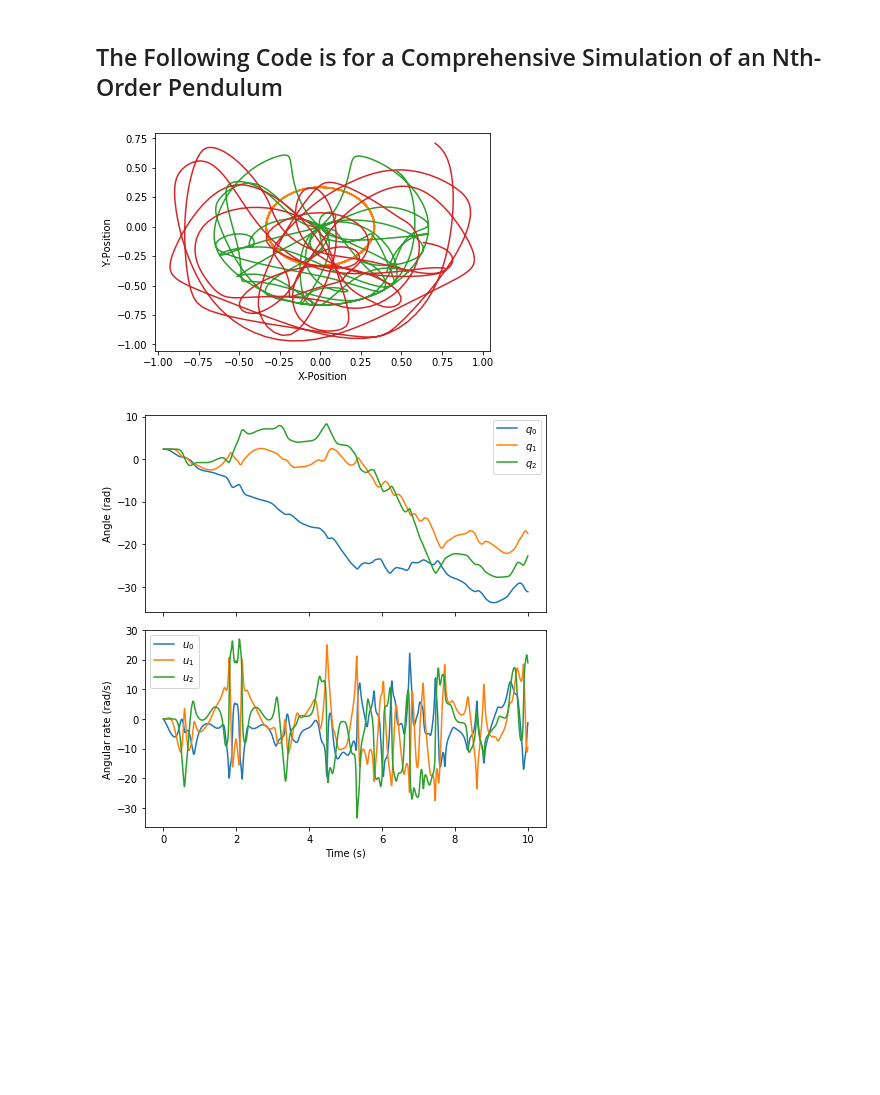
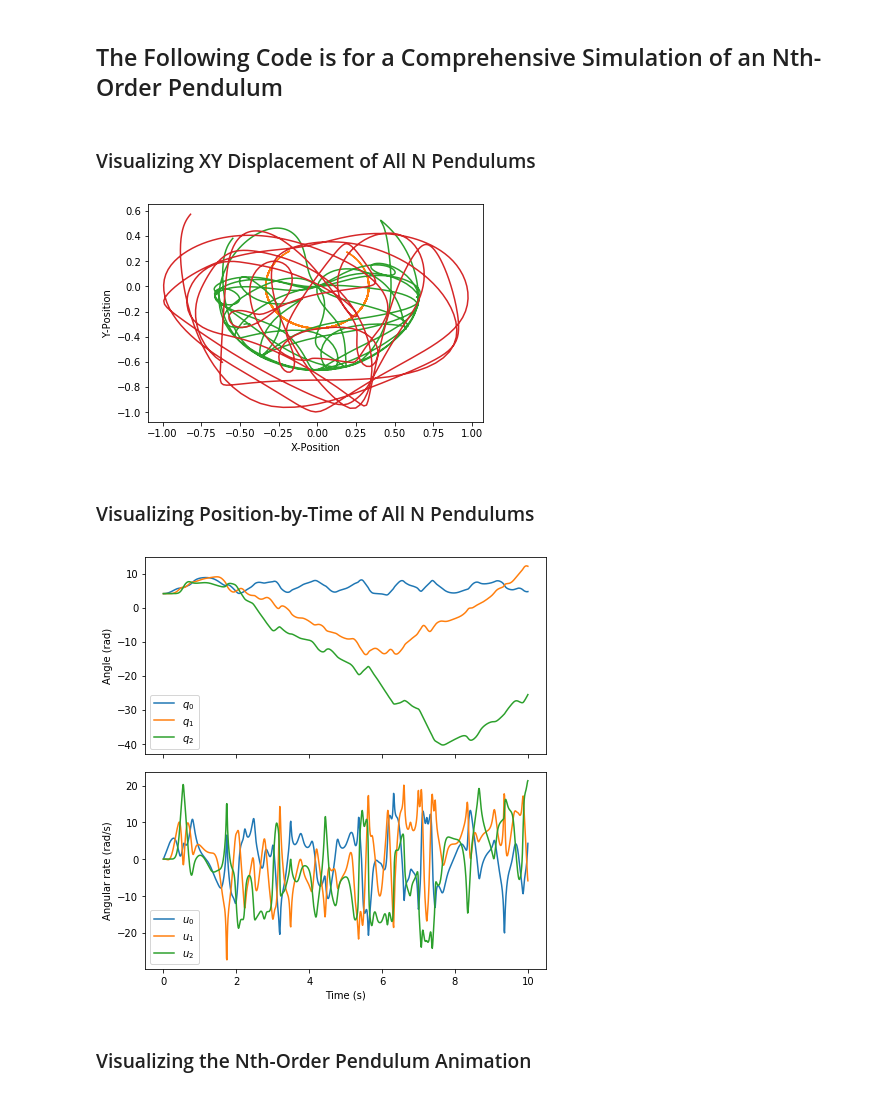
Before and after one commit to AakashSudhakar/N-dulum, a Jupyter notebook: pendulum_logic.ipynb, the cells around one changed output. Saved outputs shown, nothing was run; the diff lists cells and outputs as text; code cells hidden in the pictures; blank space fills up the shorter version.

```diff
--- a/pendulum_logic.ipynb
+++ b/pendulum_logic.ipynb
@@ -96,18 +21,0 @@ y = odeint(first_order_equations_of_motions, y0, t, args=(param_vals,))
-# %%
-fig, ax = subplots(2, sharex=True, sharey=False)
-fig.set_size_inches(6.5, 6.5)
-
-for iterator in range(N):
-    ax[0].plot(t, y[:, iterator], label="$q_{}$".format(iterator))
-    ax[1].plot(t, y[:, iterator + N], label="$u_{}$".format(iterator))
-
-ax[0].legend(loc=0)
-ax[1].legend(loc=0)
-ax[1].set_xlabel("Time (s)")
-ax[0].set_ylabel("Angle (rad)")
-ax[1].set_ylabel("Angular rate (rad/s)")
-
-fig.subplots_adjust(hspace=0)
-setp(ax[0].get_xticklabels(), visible=False)
-tight_layout()
-show()
@@ -117,7 +23,7 @@ show()
 ## The Following Code is for a Comprehensive Simulation of an Nth-Order Pendulum
 # %%
 def integrate_pendulum(N, time_vector,
-                       pos_init=135, vel_init=0,
+                       pos_init=235, vel_init=0,
                        length_vector=None,
                        mass_vector=1):
     q, u = dynamicsymbols("q:{0}".format(str(N))), dynamicsymbols("u:{0}".format(str(N)))
@@ -196,7 +102,7 @@ def visualize_timewise_displacement(N, time_vector, ap_vector):
     tight_layout()
     show()
 # %%
-def visualize_xy_displacement(ap_vector, length_vector=None):
+def get_xy_displacement(ap_vector, length_vector=None, viz=False):
     """Get (x, y) coordinates from generalized coordinates p"""
     ap_vector = np.atleast_2d(ap_vector)
     n = ap_vector.shape[1] // 2
@@ -210,16 +116,27 @@ def visualize_xy_displacement(ap_vector, length_vector=None):
 
     plt.xlabel("X-Position")
     plt.ylabel("Y-Position")
-    plt.plot(np.cumsum(x, 1), np.cumsum(y, 1))
+
+    if viz is False:
+        return np.cumsum(x, 1), np.cumsum(y, 1)
+    else:
+        plt.plot(np.cumsum(x, 1), np.cumsum(y, 1))
+        return
+# %% [markdown]
+### Visualizing XY Displacement of All N Pendulums
 # %%
 N, time_vector = 3, np.linspace(0, 10, 1000)
 ap_vector = integrate_pendulum(N=N, time_vector=time_vector)
-visualize_xy_displacement(ap_vector=ap_vector)
+get_xy_displacement(ap_vector=ap_vector, viz=True)
 # %% [output]
-[figure, old version]
+[figure, new version]
+# %% [markdown]
+### Visualizing Position-by-Time of All N Pendulums
 # %%
 N, time_vector = 3, np.linspace(0, 10, 1000)
 ap_vector = integrate_pendulum(N=N, time_vector=time_vector)
-visualize_time_series(N=N, time_vector=time_vector, ap_vector=ap_vector)
+visualize_timewise_displacement(N=N, time_vector=time_vector, ap_vector=ap_vector)
 # %% [output]
-[figure, old version]
+[figure, new version]
+# %% [markdown]
+### Visualizing the Nth-Order Pendulum Animation
```
Also changed, not shown: parts of 10 cells of this notebook.
